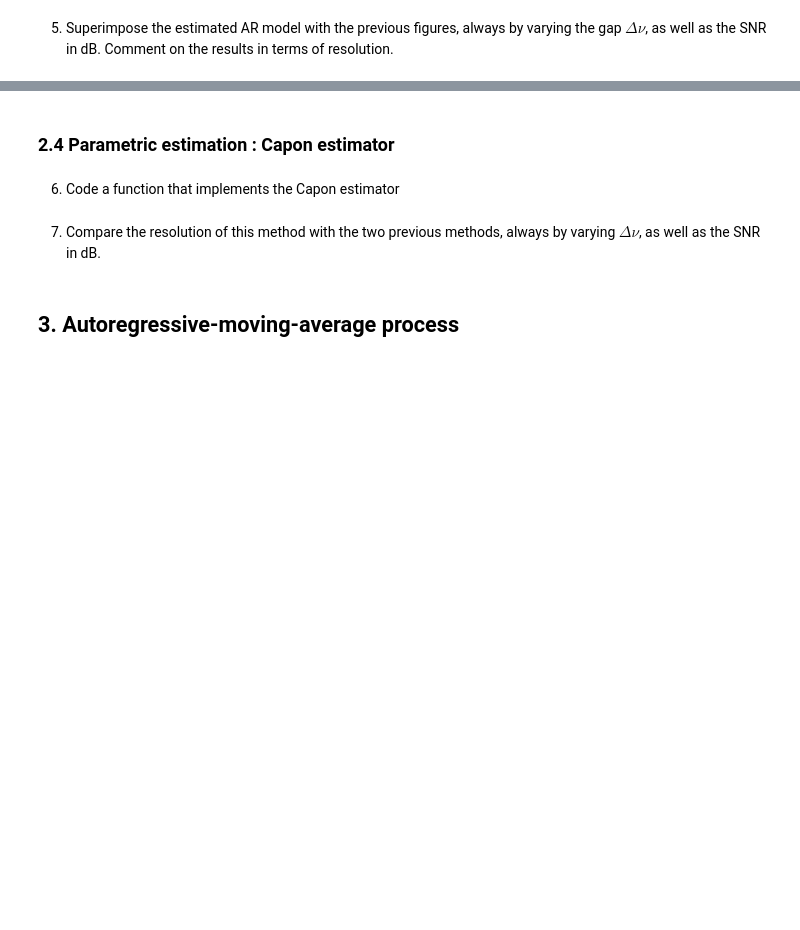
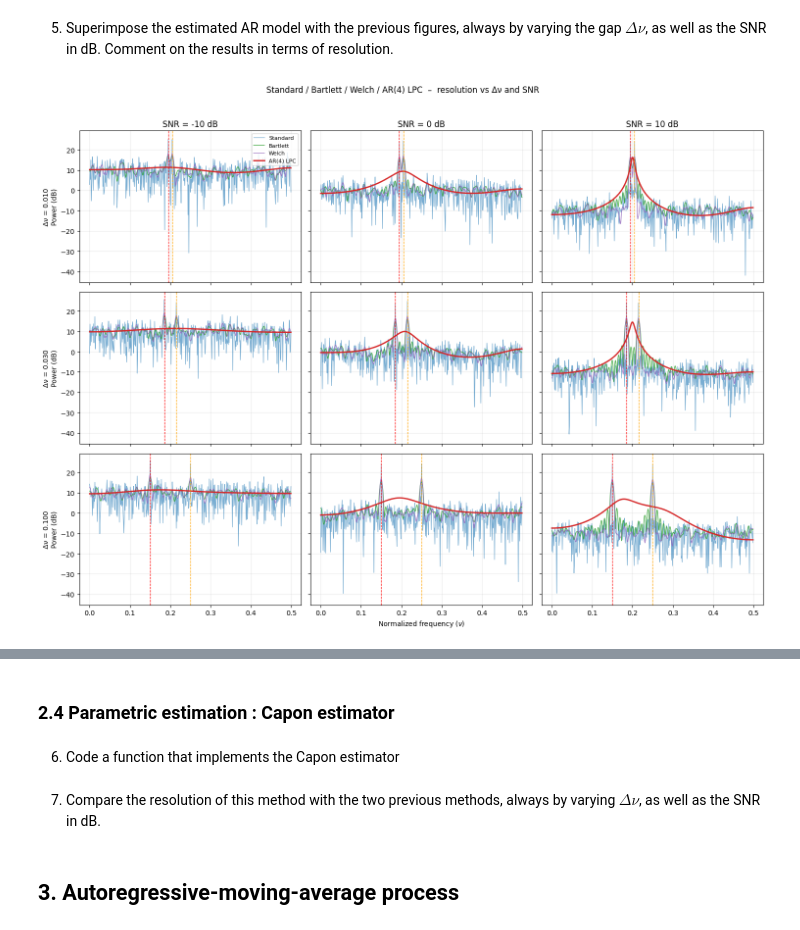
Before and after one commit to carlmonnaert/spectral-estimation-lab, a Jupyter notebook: spectral-estimation.ipynb, the cells around one changed output, grey strips where cells are left out. Cells and saved outputs as stored; diff of their text form; code cells hidden in the pictures; blank space fills up the shorter version.

```diff
--- a/spectral-estimation.ipynb
+++ b/spectral-estimation.ipynb
@@ -378,3 +605,77 @@ between both frequencies, as well as the signal-to-noise ratio (SNR) in dB.
 # %% [markdown]
 5. Superimpose the estimated AR model with the previous figures, always by varying the gap $\Delta \nu$, as
 well as the SNR in dB. Comment on the results in terms of resolution.
+# %%
+
+# Q5 – Same sweep as Q3 but with AR(4) LPC envelope superimposed
+N = 1024
+nu_center = 0.20
+delta_nu_values = [0.010, 0.030, 0.1]
+snr_db_values   = [-10, 0, 10]
+nu_values = np.arange(0, 0.5, 0.001)
+eps = 1e-12
+ar_order = 4
+
+A1, A2 = 1.0, 1.0
+phi1, phi2 = 0.0, 0.0
+n = np.arange(N)
+
+fig, axs = plt.subplots(len(delta_nu_values), len(snr_db_values),
+                        figsize=(15, 11), sharex=True, sharey=True)
+
+k_ar = np.arange(ar_order + 1)   # index vector for AR transfer function
+
+for i, delta_nu in enumerate(delta_nu_values):
+    nu_1 = nu_center - delta_nu / 2
+    nu_2 = nu_center + delta_nu / 2
+
+    signal_clean = A1 * np.cos(2 * np.pi * nu_1 * n + phi1) + \
+                   A2 * np.cos(2 * np.pi * nu_2 * n + phi2)
+    signal_power = np.mean(signal_clean**2)
+
+    for j, snr_db in enumerate(snr_db_values):
+        sigma2  = signal_power / (10**(snr_db / 10))
+        rng     = np.random.default_rng(1000 + 100 * i + j)   # same seed as Q3
+        noise   = rng.normal(0, np.sqrt(sigma2), N)
+        signal_s = signal_clean + noise
+
+        # --- Non-parametric ---
+        p_std = np.array([periodogram(signal_s, 'standard')(nu)            for nu in nu_values])
+        p_bar = np.array([periodogram(signal_s, 'bartlett', bartlett_L=8)(nu) for nu in nu_values])
+        p_wel = np.array([periodogram(signal_s, 'welch')(nu)               for nu in nu_values])
+
+        # --- Parametric AR(4) ---
+        ar_coeffs   = librosa.lpc(signal_s, order=ar_order)
+        residual    = scipy.signal.lfilter(ar_coeffs, [1], signal_s)
+        sigma2_hat  = np.var(residual)
+        A_nu        = np.array([np.sum(ar_coeffs * np.exp(-2j * np.pi * nu * k_ar))
+                                for nu in nu_values])
+        p_ar4 = sigma2_hat / (np.abs(A_nu)**2 + eps)
+
+        # --- dB conversion ---
+        p_std_db = 10 * np.log10(p_std + eps)
+        p_bar_db = 10 * np.log10(p_bar + eps)
+        p_wel_db = 10 * np.log10(p_wel + eps)
+        p_ar4_db = 10 * np.log10(p_ar4 + eps)
+
+        ax = axs[i, j]
+        ax.plot(nu_values, p_std_db, color='tab:blue',   alpha=0.6, linewidth=0.9, label='Standard')
+        ax.plot(nu_values, p_bar_db, color='tab:green',  alpha=0.8, linewidth=1.1, label='Bartlett')
+        ax.plot(nu_values, p_wel_db, color='tab:purple', alpha=0.8, linewidth=1.1, label='Welch')
+        ax.plot(nu_values, p_ar4_db, color='tab:red',    alpha=1.0, linewidth=2.0, label='AR(4) LPC')
+        ax.axvline(nu_1, color='red',    linestyle='--', linewidth=0.9)
+        ax.axvline(nu_2, color='orange', linestyle='--', linewidth=0.9)
+
+        if i == 0:
+            ax.set_title(f'SNR = {snr_db} dB')
+        if j == 0:
+            ax.set_ylabel(f'Δν = {delta_nu:.3f}\nPower (dB)')
+        ax.grid(True, alpha=0.25)
+
+axs[-1, 1].set_xlabel('Normalized frequency ($\\nu$)')
+axs[0, 0].legend(loc='upper right', fontsize=8)
+plt.suptitle('Standard / Bartlett / Welch / AR(4) LPC  –  resolution vs Δν and SNR', y=1.02)
+plt.tight_layout()
+plt.show()
+# %% [output]
+[figure, added]
```
Also changed, not shown: parts of 10 cells of this notebook, 3 other files.
